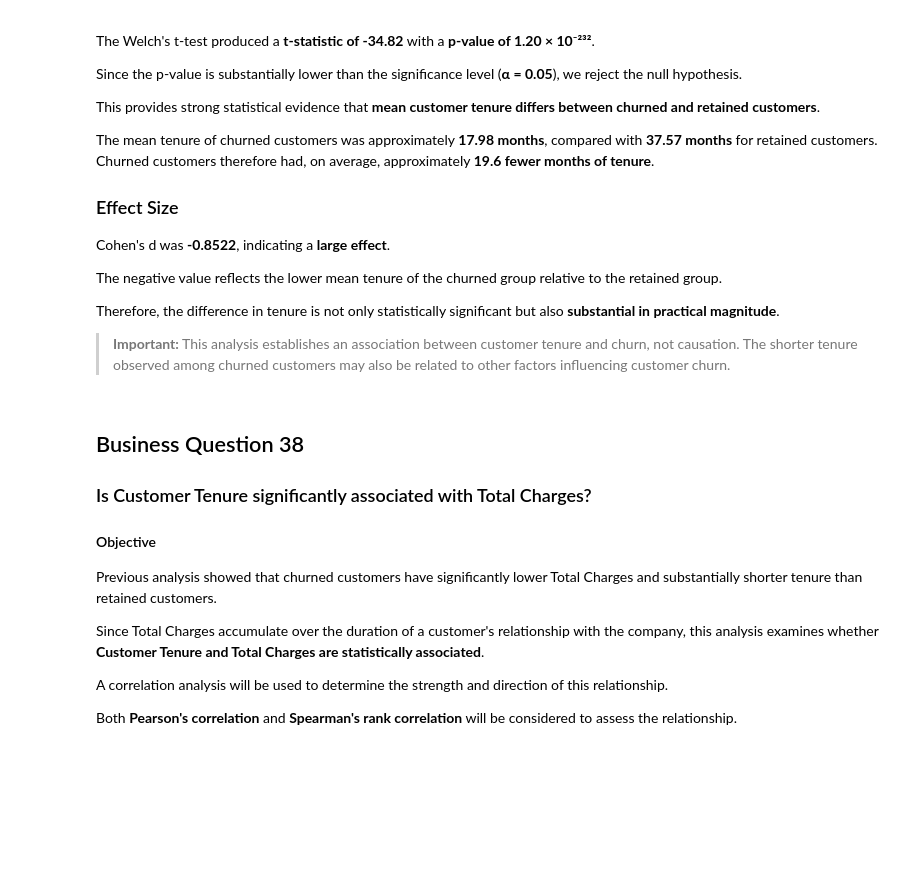
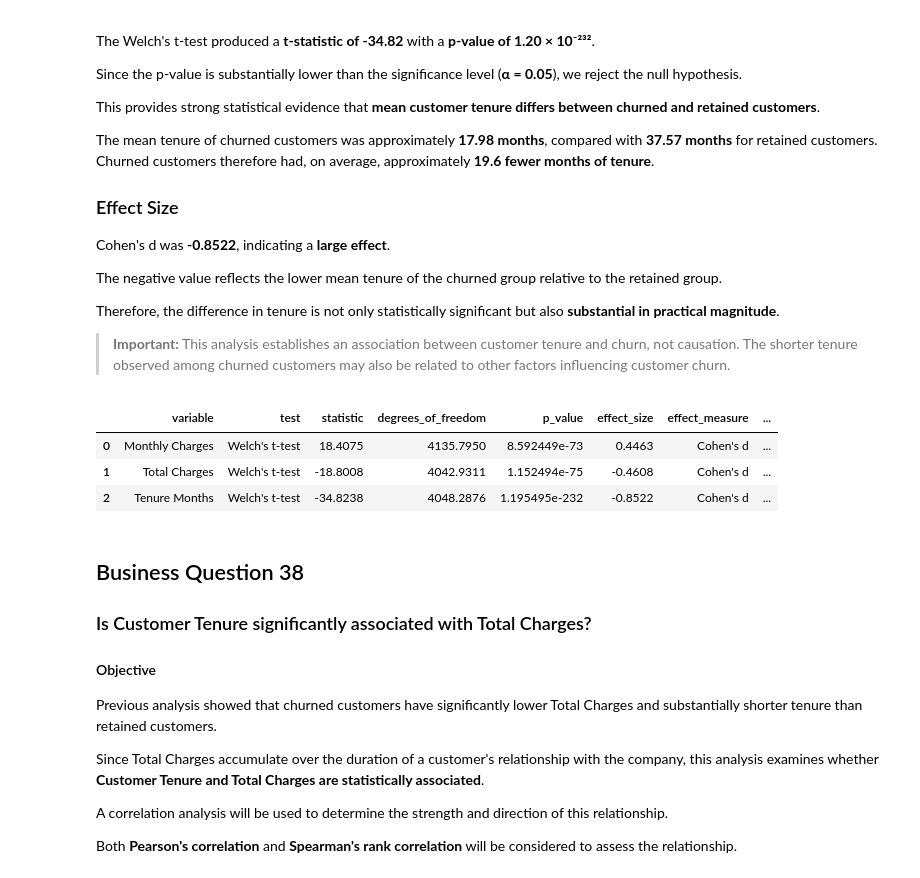
Before and after one commit to ashwathimd/customer-churn-analysis, a Jupyter notebook: notebooks/04_statistical_analysis.ipynb, the cells around one changed output. Cells and saved outputs as stored; diff of their text form; code cells hidden in the pictures; blank space fills up the shorter version.

```diff
--- a/notebooks/04_statistical_analysis.ipynb
+++ b/notebooks/04_statistical_analysis.ipynb
@@ -775,6 +839,51 @@ The negative value reflects the lower mean tenure of the churned group relative
 Therefore, the difference in tenure is not only statistically significant but also **substantial in practical magnitude**.
 
 > **Important:** This analysis establishes an association between customer tenure and churn, not causation. The shorter tenure observed among churned customers may also be related to other factors influencing customer churn.
+# %%
+numerical_churn_tests = pd.DataFrame([
+    {
+        "variable": "Monthly Charges",
+        "test": "Welch's t-test",
+        "statistic": monthly_charges_test["t_statistic"],
+        "degrees_of_freedom": monthly_charges_test["degrees_of_freedom"],
+        "p_value": monthly_charges_test["p_value"],
+        "effect_size": monthly_charges_effect["cohens_d"],
+        "effect_measure": "Cohen's d",
+        "effect_interpretation": monthly_charges_effect["effect_size"]
+    },
+    {
+        "variable": "Total Charges",
+        "test": "Welch's t-test",
+        "statistic": total_charges_test["t_statistic"],
+        "degrees_of_freedom": total_charges_test["degrees_of_freedom"],
+        "p_value": total_charges_test["p_value"],
+        "effect_size": total_charges_effect["cohens_d"],
+        "effect_measure": "Cohen's d",
+        "effect_interpretation": total_charges_effect["effect_size"]
+    },
+    {
+        "variable": "Tenure Months",
+        "test": "Welch's t-test",
+        "statistic": tenure_test["t_statistic"],
+        "degrees_of_freedom": tenure_test["degrees_of_freedom"],
+        "p_value": tenure_test["p_value"],
+        "effect_size": tenure_effect["cohens_d"],
+        "effect_measure": "Cohen's d",
+        "effect_interpretation": tenure_effect["effect_size"]
+    }
+])
+
+numerical_churn_tests.to_csv(
+    output_statistical / "numerical_churn_tests.csv",
+    index=False
+)
+
+numerical_churn_tests
+# %% [output]
+|  | variable | test | statistic | degrees_of_freedom | p_value | effect_size | effect_measure | ... |
+| 0 | Monthly Charges | Welch's t-test | 18.4075 | 4135.7950 | 8.592449e-73 | 0.4463 | Cohen's d | ... |
+| 1 | Total Charges | Welch's t-test | -18.8008 | 4042.9311 | 1.152494e-75 | -0.4608 | Cohen's d | ... |
+| 2 | Tenure Months | Welch's t-test | -34.8238 | 4048.2876 | 1.195495e-232 | -0.8522 | Cohen's d | ... |
 # %% [markdown]
 ## Business Question 38
 
```
Also changed, not shown: parts of 7 cells of this notebook, 26 other files.
